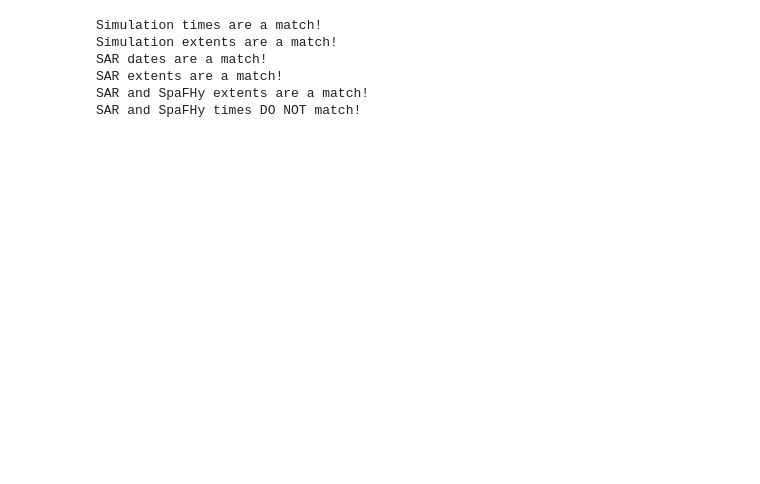
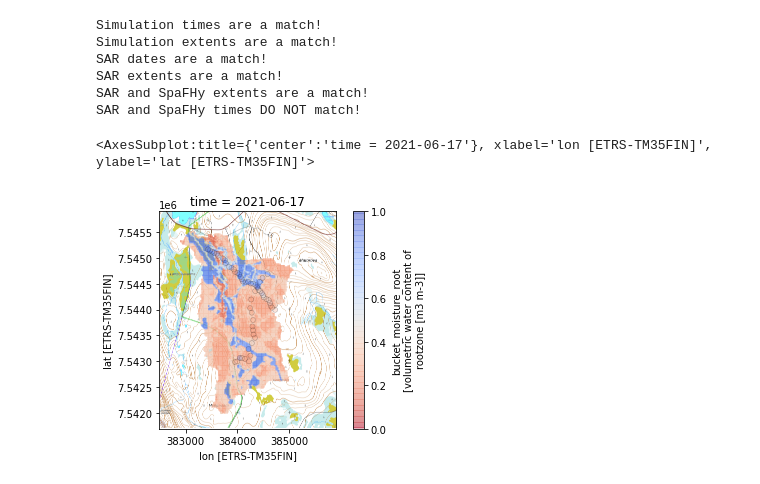
Before and after one commit to jpnousu/SpaFHy_v2.0, a Jupyter notebook: plotting_jup.ipynb, the cells around one changed output. Cells and saved outputs as stored; diff of their text form; code cells hidden in the pictures; blank space fills up the shorter version.

```diff
--- a/plotting_jup.ipynb
+++ b/plotting_jup.ipynb
@@ -128,0 +159,14 @@ res_2d['bucket_moisture_root'][when_snow] = np.nan
+# %%
+# example of raster vs. point obs
+date = '2021-06-17'
+fig, ax = plt.subplots()
+res_2d['bucket_moisture_root'].sel(time=date).plot(ax=ax, alpha=0.3, cmap='coolwarm_r', vmin=0, vmax=1)
+theta_spat_gpd.loc[theta_spat_gpd.index == date,
+                   ['theta', 'geometry']].plot(ax=ax,column='theta',
+                                               cmap='coolwarm_r', edgecolor='black', linewidth=0.5,
+                                               markersize=25,
+                                               alpha=0.3, vmin=0, vmax=1)
+rasterio.plot.show(pk, transform=meta['transform'], ax=ax)
+# %% [output]
+<AxesSubplot:title={'center':'time = 2021-06-17'}, xlabel='lon [ETRS-TM35FIN]', ylabel='lat [ETRS-TM35FIN]'>
+[figure, added]
```
Also changed, not shown: parts of 18 cells of this notebook, 8 other files.
